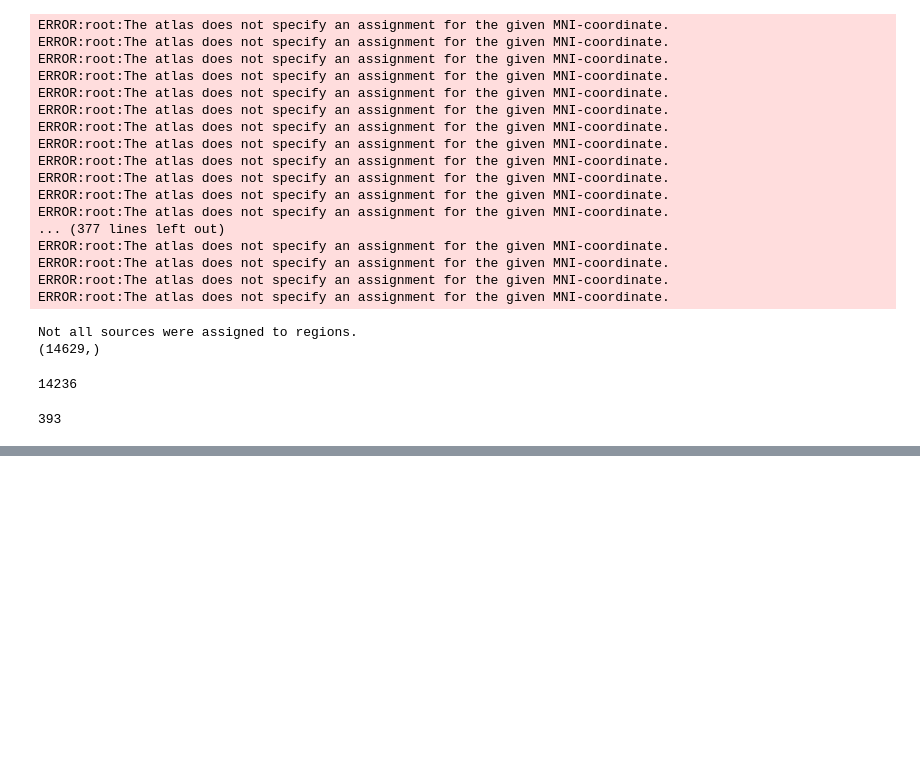
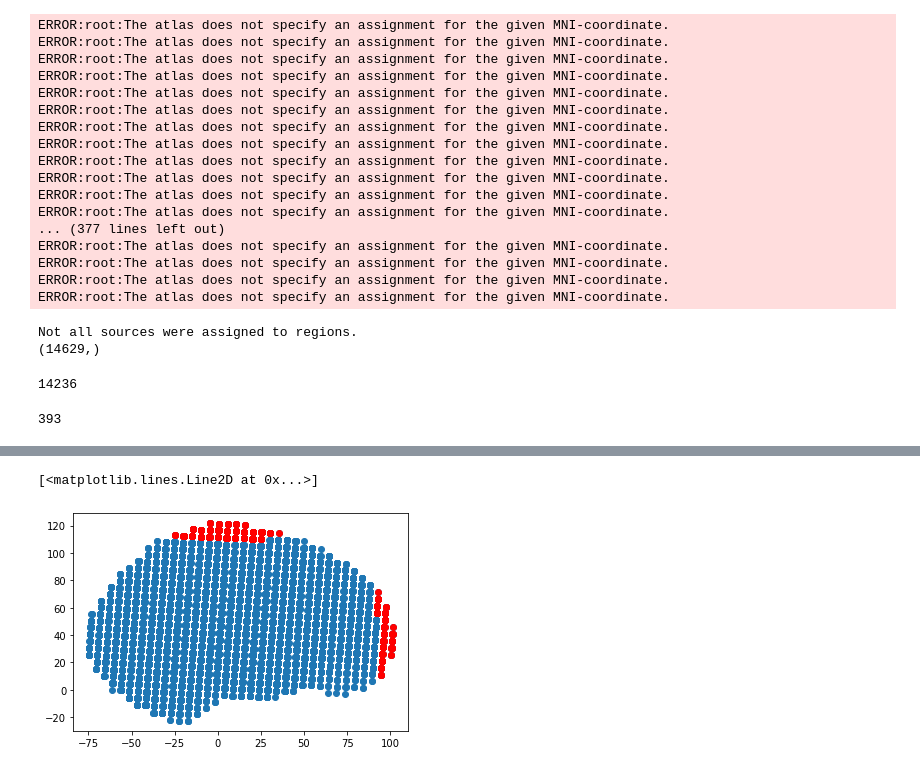
Before and after one commit to lauraflyra/neurolib, a Jupyter notebook: ni_eeg_forward_project/playground_dev/leadfield_downsampling_dev.ipynb, the cells around one changed output, grey strips where cells are left out. Saved outputs shown, nothing was run; the diff lists cells and outputs as text; code cells hidden in the pictures; blank space fills up the shorter version.

```diff
--- a/ni_eeg_forward_project/playground_dev/leadfield_downsampling_dev.ipynb
+++ b/ni_eeg_forward_project/playground_dev/leadfield_downsampling_dev.ipynb
@@ -137,0 +159,7 @@ sum(points_found)
+# %%
+# plot only points that were not captured by atlas
+plt.plot(dip_pos[:, 1], dip_pos[:, 2], 'o')
+plt.plot(dip_pos[not_found_indices[0], 1], dip_pos[not_found_indices[0], 2], 'ro')
+# %% [output]
+[<matplotlib.lines.Line2D at 0x...>]
+[figure, added]
```
Also changed, not shown: parts of 5 cells of this notebook.
